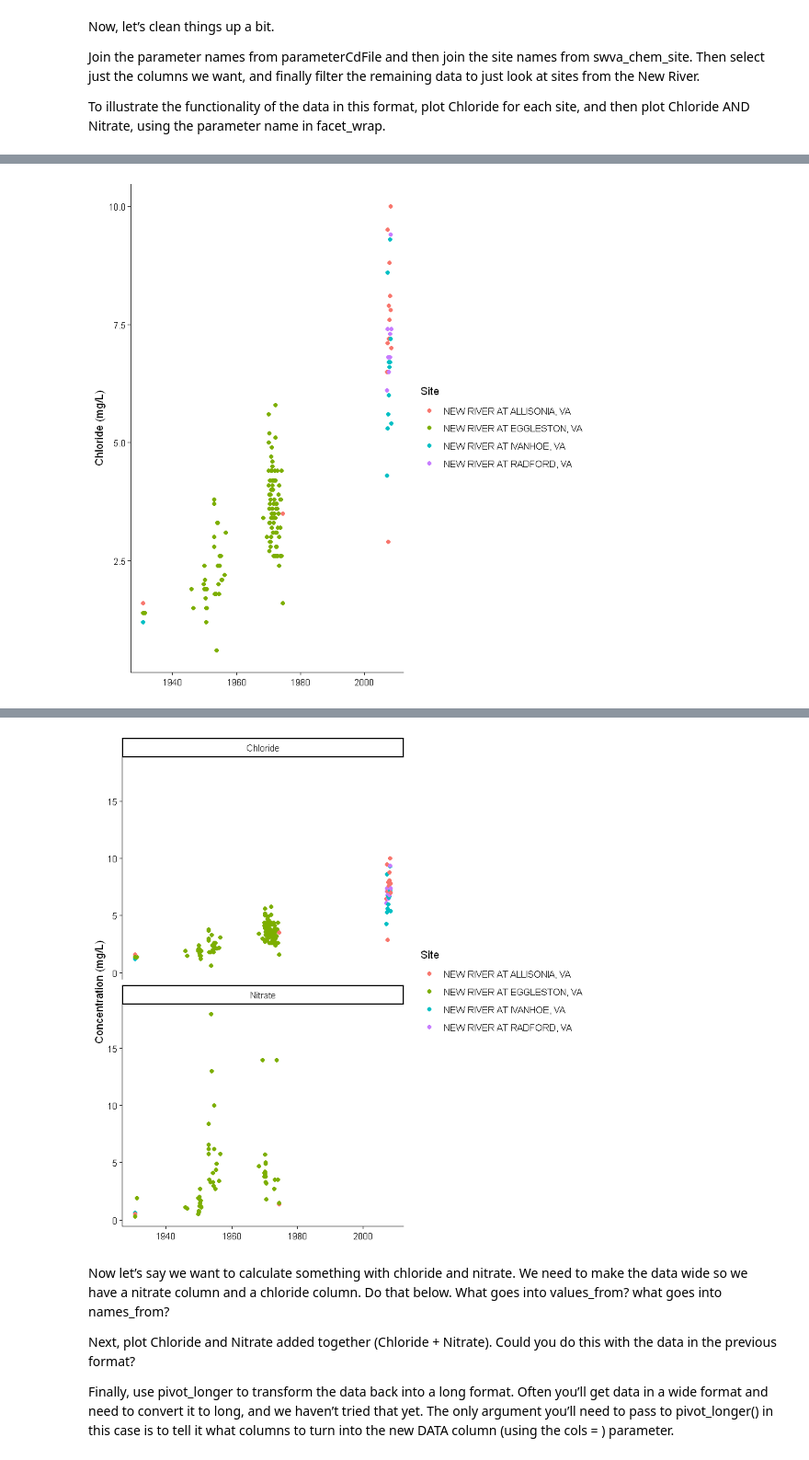
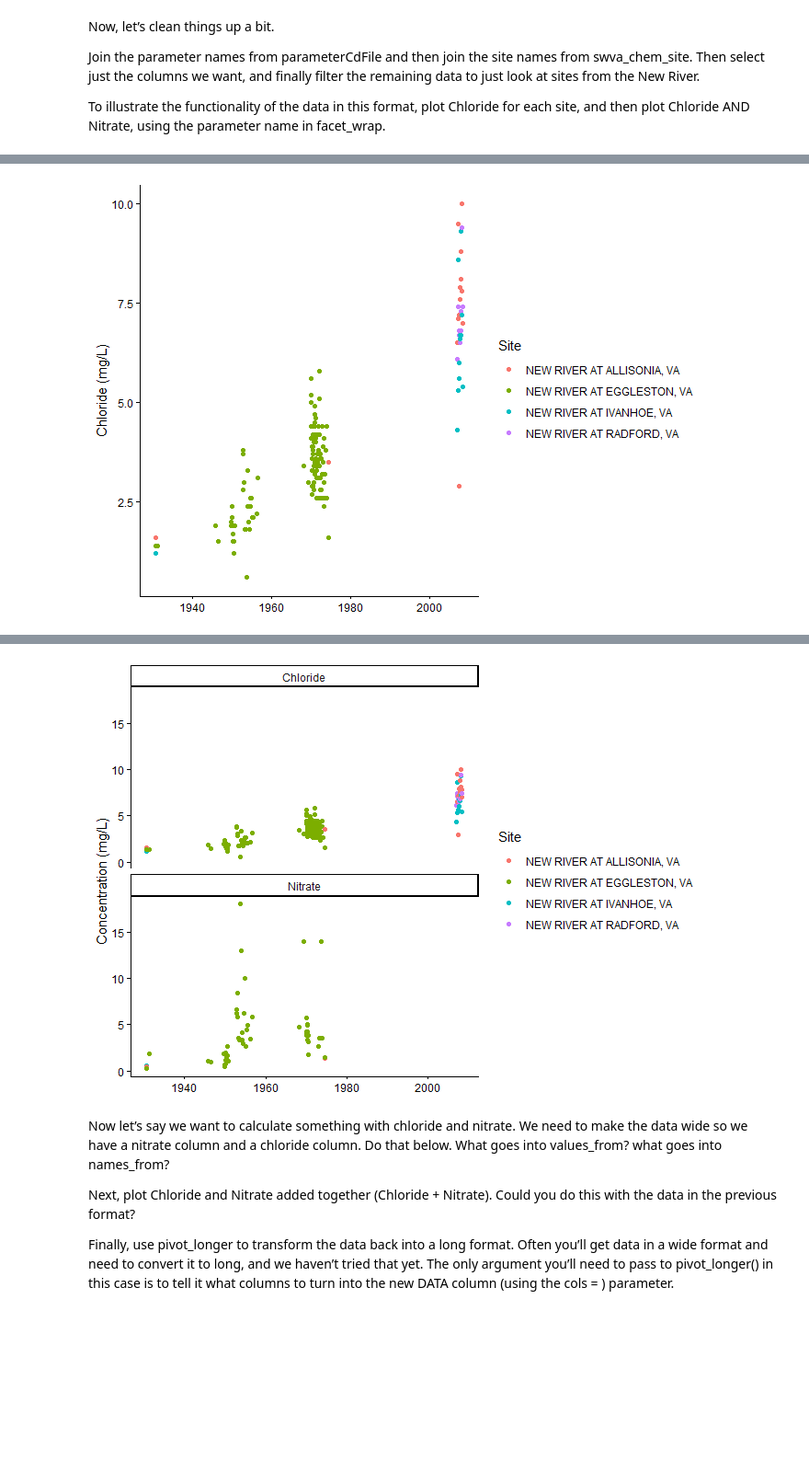
Before and after one commit to VT-Hydroinformatics/6-Get-Format-Plot-HydroData, a Jupyter notebook: 06-Get-Format-Plot-hydrodata_COMPLETE.ipynb, the cells around one changed output, grey strips where cells are left out. Shown at 92% size. Cells and saved outputs as stored; diff of their text form; code cells hidden in the pictures; blank space fills up the shorter version.

Commit message:
Update frontmatter and image rendering

```diff
--- a/06-Get-Format-Plot-hydrodata_COMPLETE.ipynb
+++ b/06-Get-Format-Plot-hydrodata_COMPLETE.ipynb
@@ -496,12 +451,4 @@ params <- c("00940", "71851")
 #what sites in our bounding box have cloride and nitrate
 swva_chem_sites <- whatNWISsites(bBox = swva,
                             parameterCd = params)
-
-#filter to just stream water and
-#prep to send to readWQPqw by adding USGS- to site_no
-swva_chem_sites <- filter(swva_chem_sites, site_tp_cd == "ST") |>
-                   mutate(site_no_USGS = paste0("USGS-", site_no))
-
-wqdat <- readWQPqw(siteNumber = swva_chem_sites$site_no_USGS,
-                    parameterCd = params)
 # %% [output]
@@ -540,13 +482,4 @@ wqdat_clean |> filter(CharacteristicName == "Chloride") |>
   xlab(element_blank())+
   labs(color = "Site")+
   theme_classic()
-
-wqdat_clean |>
-  ggplot(aes(x = ActivityStartDate, y = ResultMeasureValue, color = station_nm)) +
-  geom_point()+
-  facet_wrap(facets = "CharacteristicName", nrow = 2)+
-  ylab("Concentration (mg/L)")+
-  xlab(element_blank())+
-  labs(color = "Site")+
-  theme_classic()
 # %% [output]
@@ -557 +487 @@ Warning message:
-[figure, old version]
+[figure, new version]
@@ -558,4 +489,4 @@ Warning message:
-[figure, old version]
+[figure, new version]
 # %% [markdown]
 Now let’s say we want to calculate something with chloride and nitrate.
 We need to make the data wide so we have a nitrate column and a chloride
```
Also changed, not shown: parts of 15 cells of this notebook, 1 other file.
